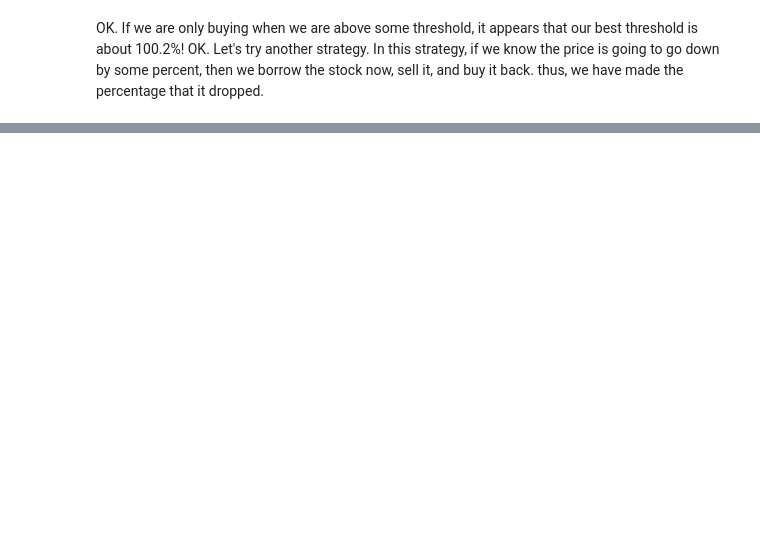
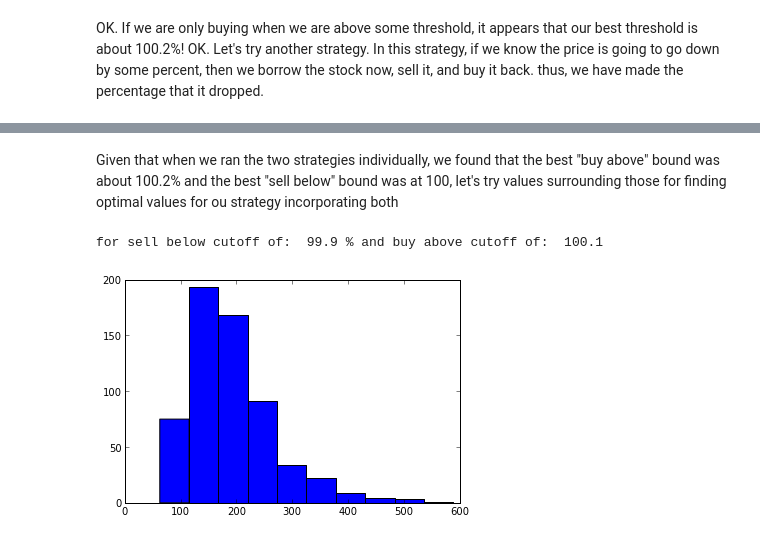
Before and after one commit to yuechen/SKY, a Jupyter notebook: ProcessJournal.ipynb, the cells around one changed output, grey strips where cells are left out. Saved outputs shown, nothing was run; the diff lists cells and outputs as text; code cells hidden in the pictures; blank space fills up the shorter version.

Commit message:
found a good buying strategy

```diff
--- a/ProcessJournal.ipynb
+++ b/ProcessJournal.ipynb
@@ -1639,7 +1651,7 @@ actual_values (list):
     A list of the actual values (corresponding to the predicted values)
 
 predict_below (float):
-    this strategy buys whenever the predicted value is below predict_below
+    this strategy sells whenever the predicted value is below predict_below
 
 """
 
@@ -1649,5 +1661,6 @@ def percent_decrease_sell_below(predicted_values, actual_values, predict_below):
     for predicted_value, actual_value in zip(predicted_values, actual_values):
         if(predicted_value < predict_below):
             count += 1
-            percentage_of_old_value_remaining = percentage_of_old_value_remaining*actual_value/100.
+            percentage_of_old_value_remaining = percentage_of_old_value_remaining*(200 - actual_value)/100.
     return percentage_of_old_value_remaining, count
+percent_decrease_sell_below([1.,2.,3.,4.],[20.,30.,50.,70.], 2.)
@@ -1653,0 +1671,10 @@ def percent_decrease_sell_below(predicted_values, actual_values, predict_below):
+# %%
+for i in xrange(11):
+    cutoff = 99. + float(i)/5.
+    amount_retained, bought,size_test  = repeat_execute_strategy(predictor_lists, actuals, .25, 300, percent_decrease_sell_below, cutoff)
+    print "for predicted price cutoff of: ", cutoff, "%"
+    plt.hist(amount_retained)
+    plt.show()
+    print "Mean of this strategy: ", np.mean(amount_retained)
+    print "Standard deviation of this strategy: ", np.std(amount_retained)
+    print "What percentage of time strategy said to transact: ", float(sum(bought))/(float(len(bought))*size_test)*100, "%\n\n\n"
@@ -1653,0 +1683,10 @@ def percent_decrease_sell_below(predicted_values, actual_values, predict_below):
+# %%
+for i in xrange(7):
+    cutoff = 100. + float(i)/10.
+    amount_retained, bought,size_test  = repeat_execute_strategy(predictor_lists, actuals, .25, 300, percent_decrease_sell_below, cutoff)
+    print "for predicted price cutoff of: ", cutoff, "%"
+    plt.hist(amount_retained)
+    plt.show()
+    print "Mean of this strategy: ", np.mean(amount_retained)
+    print "Standard deviation of this strategy: ", np.std(amount_retained)
+    print "What percentage of time strategy said to transact: ", float(sum(bought))/(float(len(bought))*size_test)*100, "%\n\n\n"
@@ -1653,0 +1736,17 @@ def percent_decrease_sell_below(predicted_values, actual_values, predict_below):
+# %% [markdown]
+Given that when we ran the two strategies individually, we found that the best "buy above" bound was about 100.2% and the best "sell below" bound was at 100, let's try values surrounding those for finding optimal values for ou strategy incorporating both
+# %%
+for sell_i in xrange(3):
+    sell_below = 99.9 + float(sell_i)/10.
+    for buy_i in xrange(3):
+        buy_above = 100.1 + float(buy_i)/10.
+        amount_retained, bought,size_test  = repeat_execute_strategy(predictor_lists, actuals, .25, 600, sell_below_buy_above, sell_below, buy_above)
+        print "for sell below cutoff of: ",sell_below , "% and buy above cutoff of: ", buy_above
+        plt.hist(amount_retained)
+        plt.show()
+        print "Mean of this strategy: ", np.mean(amount_retained)
+        print "Standard deviation of this strategy: ", np.std(amount_retained)
+        print "What percentage of time strategy said to transact: ", float(sum(bought))/(float(len(bought))*size_test)*100, "%\n\n\n"
+# %% [output]
+for sell below cutoff of:  99.9 % and buy above cutoff of:  100.1
+[figure, added]
```
Also changed, not shown: parts of 8 cells of this notebook.
